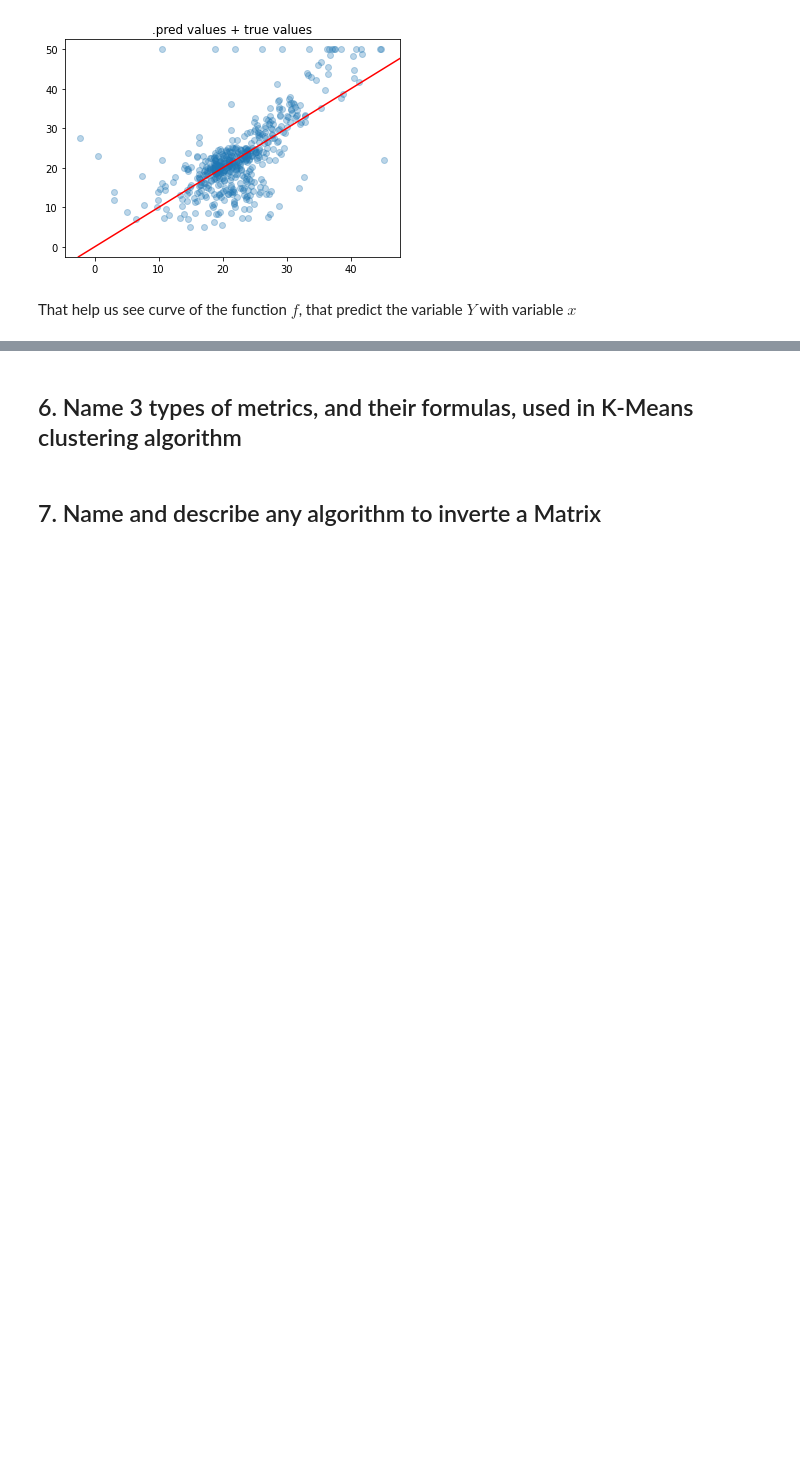
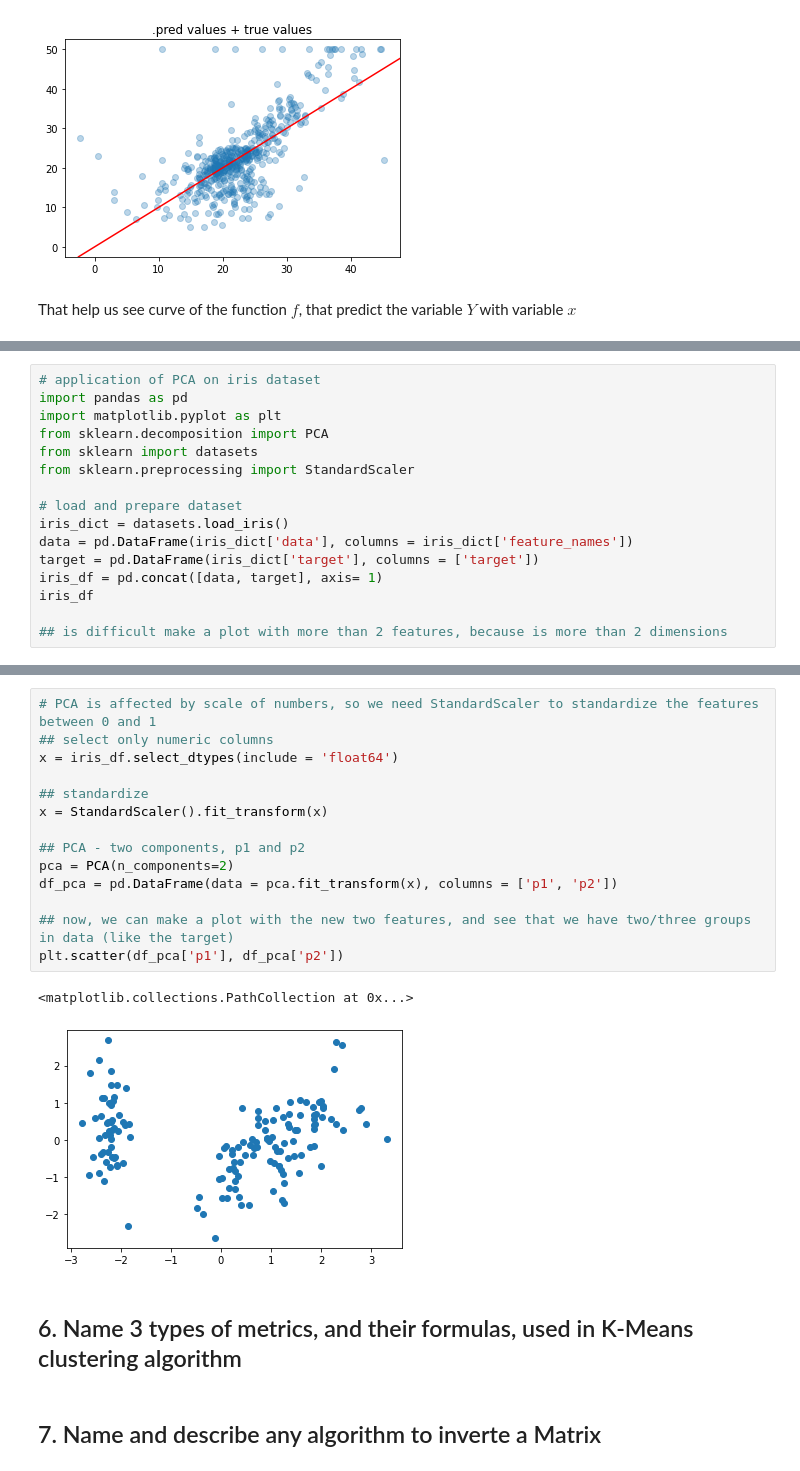
Before and after one commit to Osvaldo1982/cases_solved_interview, a Jupyter notebook: Interview Test 02/04_interview_questions_answered_by_douglas.ipynb, the cells around one changed output, grey strips where cells are left out. Cells and saved outputs as stored; diff of their text form; blank space fills up the shorter version.

```diff
--- a/Interview Test 02/04_interview_questions_answered_by_douglas.ipynb
+++ b/Interview Test 02/04_interview_questions_answered_by_douglas.ipynb
@@ -178,0 +181,16 @@ That help us see curve of the function $f$, that predict the variable $Y$ with v
+# %%
+# application of PCA on iris dataset
+import pandas as pd
+import matplotlib.pyplot as plt
+from sklearn.decomposition import PCA
+from sklearn import datasets
+from sklearn.preprocessing import StandardScaler
+
+# load and prepare dataset
+iris_dict = datasets.load_iris()
+data = pd.DataFrame(iris_dict['data'], columns = iris_dict['feature_names'])
+target = pd.DataFrame(iris_dict['target'], columns = ['target'])
+iris_df = pd.concat([data, target], axis= 1)
+iris_df
+
+## is difficult make a plot with more than 2 features, because is more than 2 dimensions
@@ -179,3 +211,20 @@ That help us see curve of the function $f$, that predict the variable $Y$ with v
+# %%
+# PCA is affected by scale of numbers, so we need StandardScaler to standardize the features between 0 and 1
+## select only numeric columns
+x = iris_df.select_dtypes(include = 'float64')
+
+## standardize
+x = StandardScaler().fit_transform(x)
+
+## PCA - two components, p1 and p2
+pca = PCA(n_components=2)
+df_pca = pd.DataFrame(data = pca.fit_transform(x), columns = ['p1', 'p2'])
+
+## now, we can make a plot with the new two features, and see that we have two/three groups in data (like the target)
+plt.scatter(df_pca['p1'], df_pca['p2'])
+# %% [output]
+<matplotlib.collections.PathCollection at 0x...>
+[figure, added]
 # %% [markdown]
 ## 6. Name 3 types of metrics, and their formulas, used in K-Means clustering algorithm
 # %% [markdown]
```
Also changed, not shown: parts of 2 cells of this notebook.
